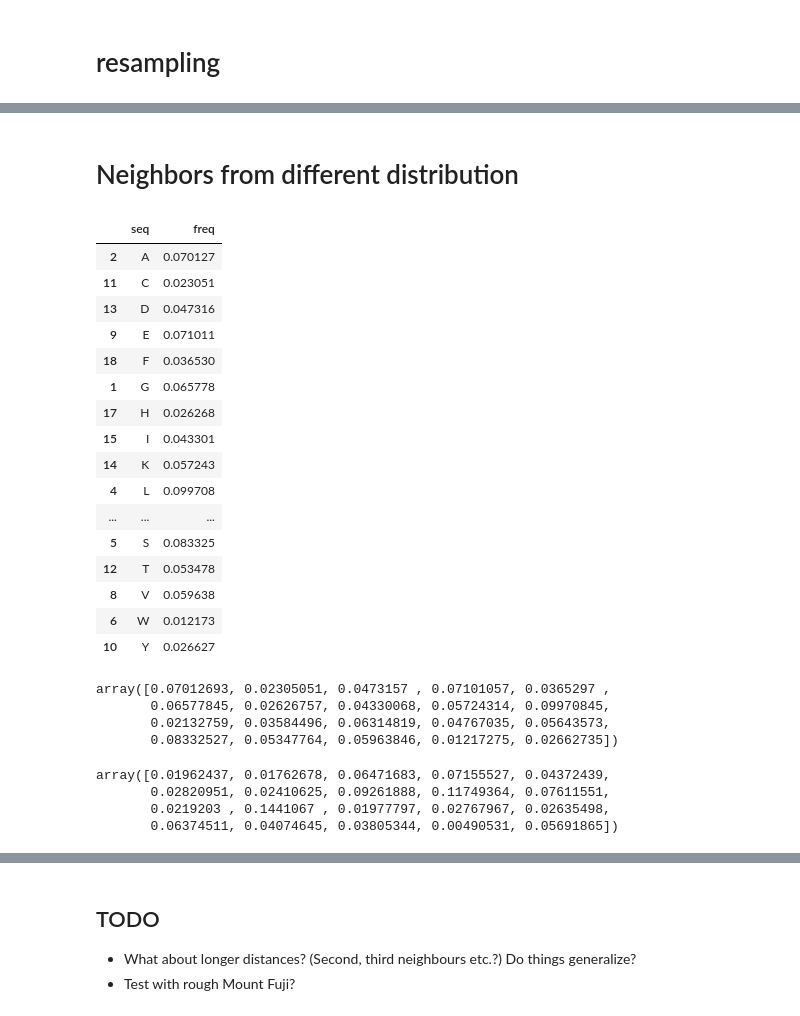
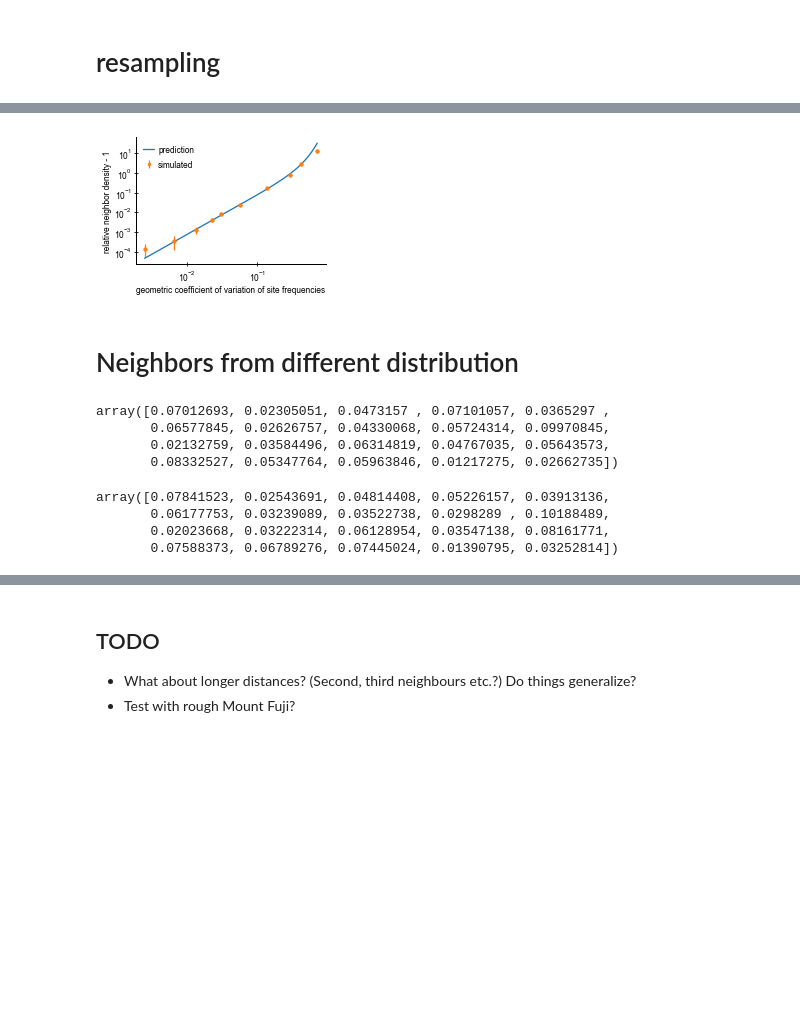
Before and after one commit to andim/peptidome, a Jupyter notebook: code/nnprob_likelihood/math.ipynb, the cells around one changed output, grey strips where cells are left out. Saved outputs shown, nothing was run; the diff lists cells and outputs as text; code cells hidden in the pictures; blank space fills up the shorter version.

```diff
--- a/code/nnprob_likelihood/math.ipynb
+++ b/code/nnprob_likelihood/math.ipynb
@@ -216,3 +253,19 @@ plt.axvline(predicted, c='k')
+# %%
+fig, ax = plt.subplots(figsize=(3.42, 2.5))
+varpis_theory = np.linspace(min(varpis), max(varpis))
+cv = (np.exp(varpis_theory*k)-1)**.5
+predicted = p0 * Nn * (1.0 +  cv**2 * (1-1.5*S/Nn))
+ax.plot((np.exp(varpis_theory)-1)**.5, predicted*N/Nn-1, '-', label='prediction')
+ax.errorbar((np.exp(np.array(varpis))-1)**.5, np.array(empmeans)*N/Nn-1, 2*np.array(empstds)/Nrepeat**.5*N/Nn, fmt='o', label='simulated')
+plt.xscale('log')
+plt.yscale('log')
+plt.legend()
+plt.ylabel(r'relative neighbor density - 1')
+plt.xlabel(r'geometric coefficient of variation of site frequencies')
+fig.tight_layout()
+fig.savefig('neighborprobability.png')
+# %% [output]
+[figure, added]
 # %% [markdown]
 # Neighbors from different distribution
 # %%
@@ -223,28 +276,6 @@ pi /= pi.sum()
 dpi = np.random.lognormal(sigma=0.5, size=S)
 pi2 = pi*dpi
 pi2 /= pi2.sum()
-# %%
-df = Counter(human, 1).to_df(norm=True, clean=True)
-df.sort_values('seq', inplace=True)
-df
-# %% [output]
-|  | seq | freq |
-| 2 | A | 0.070127 |
-| 11 | C | 0.023051 |
-| 13 | D | 0.047316 |
-| 9 | E | 0.071011 |
-| 18 | F | 0.036530 |
-| 1 | G | 0.065778 |
-| 17 | H | 0.026268 |
-| 15 | I | 0.043301 |
-| 14 | K | 0.057243 |
-| 4 | L | 0.099708 |
-| ... | ... | ... |
-| 5 | S | 0.083325 |
-| 12 | T | 0.053478 |
-| 8 | V | 0.059638 |
-| 6 | W | 0.012173 |
-| 10 | Y | 0.026627 |
 # %%
 df = Counter(human, 1).to_df(norm=True, clean=True)
 df.sort_values('seq', inplace=True)
@@ -256,12 +287,12 @@ array([0.07012693, 0.02305051, 0.0473157 , 0.07101057, 0.0365297 ,
        0.02132759, 0.03584496, 0.06314819, 0.04767035, 0.05643573,
        0.08332527, 0.05347764, 0.05963846, 0.01217275, 0.02662735])
 # %%
-df = Counter(proteome_path('Malaria'), 1).to_df(norm=True, clean=True)
+df = Counter(proteome_path('CMV'), 1).to_df(norm=True, clean=True)
 df.sort_values('seq', inplace=True)
 pi2 = np.asarray(df['freq'])
 pi2
 # %% [output]
-array([0.01962437, 0.01762678, 0.06471683, 0.07155527, 0.04372439,
-       0.02820951, 0.02410625, 0.09261888, 0.11749364, 0.07611551,
-       0.0219203 , 0.1441067 , 0.01977797, 0.02767967, 0.02635498,
-       0.06374511, 0.04074645, 0.03805344, 0.00490531, 0.05691865])
+array([0.07841523, 0.02543691, 0.04814408, 0.05226157, 0.03913136,
+       0.06177753, 0.03239089, 0.03522738, 0.0298289 , 0.10188489,
+       0.02023668, 0.03222314, 0.06128954, 0.03547138, 0.08161771,
+       0.07588373, 0.06789276, 0.07445024, 0.01390795, 0.03252814])
```
Also changed, not shown: parts of 18 cells of this notebook, 5 other files.
